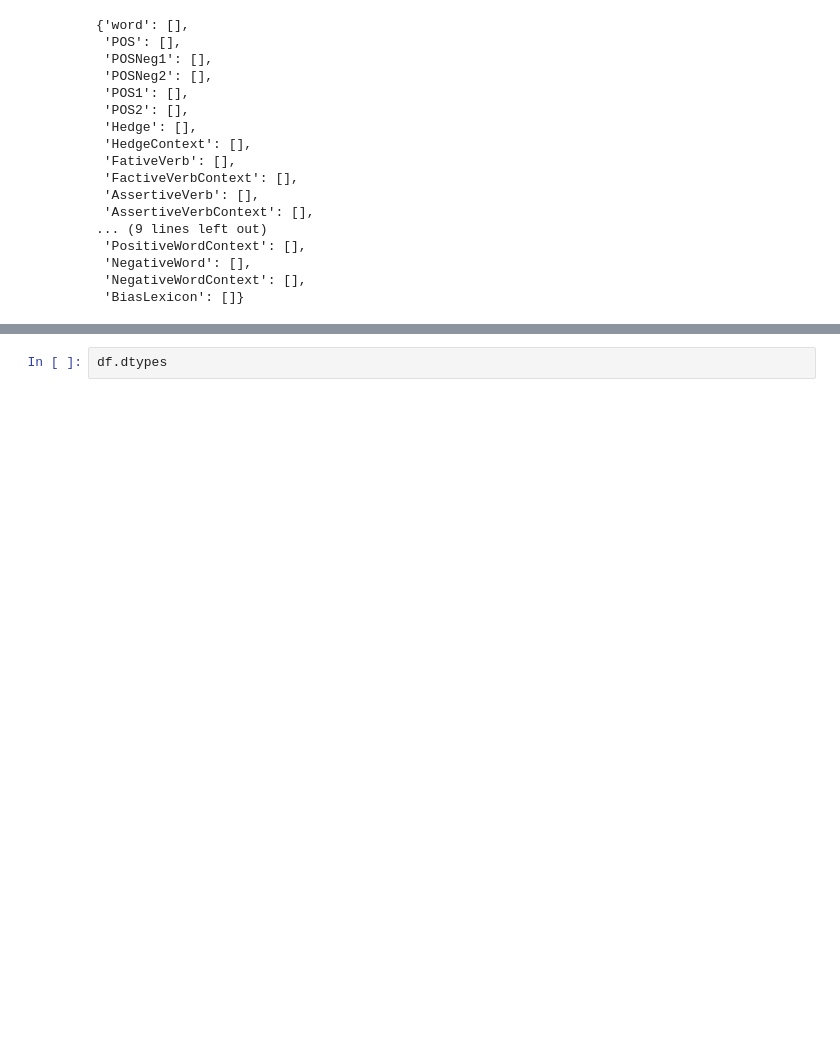
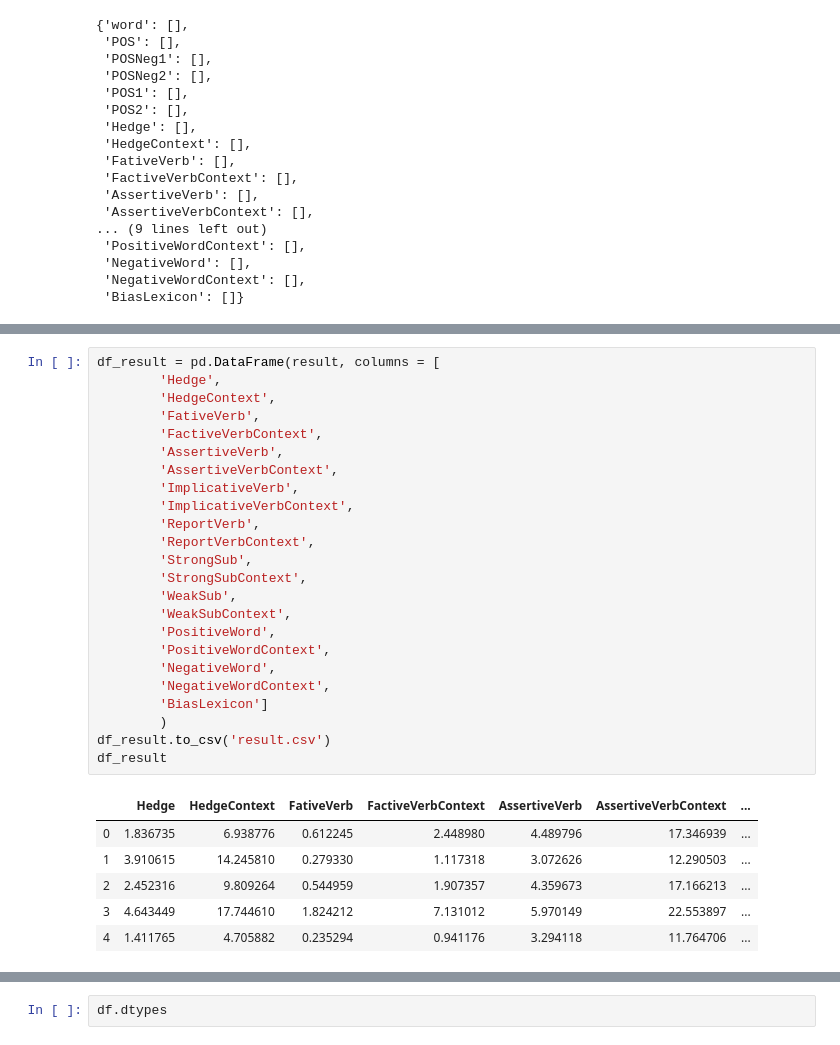
Before and after one commit to jklu-jaipur/Political-Biasness-Detection, a Jupyter notebook: PoliticalBiasnessDetection.ipynb, the cells around one changed output, grey strips where cells are left out. Cells and saved outputs as stored; diff of their text form; blank space fills up the shorter version.

```diff
--- a/PoliticalBiasnessDetection.ipynb
+++ b/PoliticalBiasnessDetection.ipynb
@@ -1030,3 +1179,34 @@ for i in range(len(stopwordsNotInArticle)):
+# %%
+df_result = pd.DataFrame(result, columns = [
+        'Hedge',
+        'HedgeContext',
+        'FativeVerb',
+        'FactiveVerbContext',
+        'AssertiveVerb',
+        'AssertiveVerbContext',
+        'ImplicativeVerb',
+        'ImplicativeVerbContext',
+        'ReportVerb',
+        'ReportVerbContext',
+        'StrongSub',
+        'StrongSubContext',
+        'WeakSub',
+        'WeakSubContext',
+        'PositiveWord',
+        'PositiveWordContext',
+        'NegativeWord',
+        'NegativeWordContext',
+        'BiasLexicon']
+        )
+df_result.to_csv('result.csv')
+df_result
+# %% [output]
+|  | Hedge | HedgeContext | FativeVerb | FactiveVerbContext | AssertiveVerb | AssertiveVerbContext | ... |
+| 0 | 1.836735 | 6.938776 | 0.612245 | 2.448980 | 4.489796 | 17.346939 | ... |
+| 1 | 3.910615 | 14.245810 | 0.279330 | 1.117318 | 3.072626 | 12.290503 | ... |
+| 2 | 2.452316 | 9.809264 | 0.544959 | 1.907357 | 4.359673 | 17.166213 | ... |
+| 3 | 4.643449 | 17.744610 | 1.824212 | 7.131012 | 5.970149 | 22.553897 | ... |
+| 4 | 1.411765 | 4.705882 | 0.235294 | 0.941176 | 3.294118 | 11.764706 | ... |
 # %%
 df = pd.DataFrame(features, columns = [
         'word',
```
Also changed, not shown: parts of 13 cells of this notebook, 7 other files.
